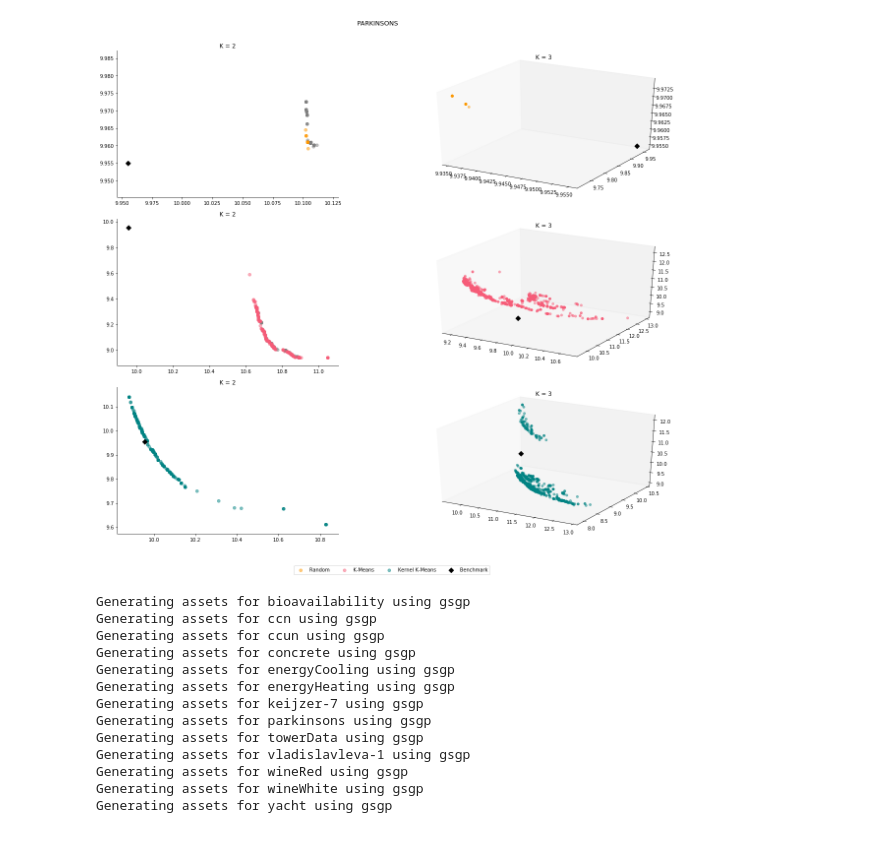
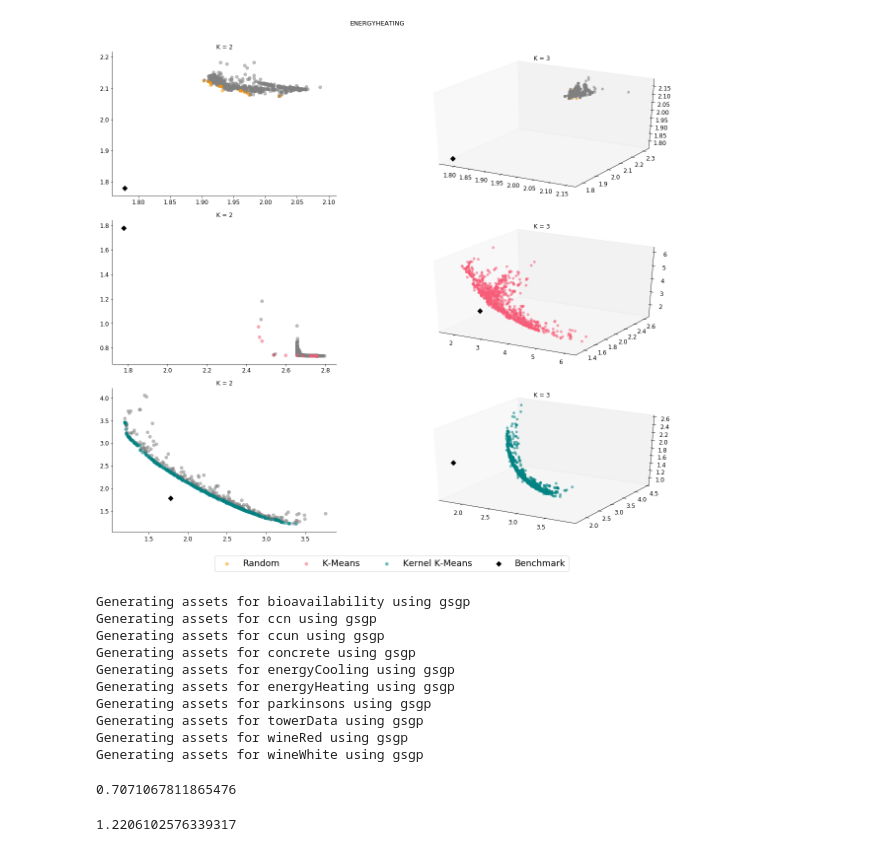
Before and after one commit to casadei/gsgp-gd, a Jupyter notebook: reports/journal - charts.ipynb, the cells around one changed output. Cells and saved outputs as stored; diff of their text form; code cells hidden in the pictures.

```diff
--- a/reports/journal - charts.ipynb
+++ b/reports/journal - charts.ipynb
@@ -6,13 +6,13 @@ BASE_PATH = "/Volumes/externo/gsgp-mo/results/"
 OUTPUT_PATH = "/Volumes/externo/assets"
 STRATEGIES = ['random', 'kmeans', 'kernel']
 STRATEGIES_TITLES = ['Random', 'K-Means', 'Kernel K-Means']
+STRATEGIES_STYLES = ['-.', ':', '--']
 K = range(2, 6)
 #COLORS = ["#3F5D7D", "green", "orange"]
 COLORS = ["#5F6CAF", "#FFB677", "#F0134D"]
 STRATEGY_COLORS = ["#FE9801", "#F65C78", "#018383"]
 DATASETS = ['bioavailability', 'ccn', 'ccun', 'concrete', 'energyCooling', 'energyHeating',
-            'keijzer-7', 'parkinsons', 'towerData', 'vladislavleva-1', 'wineRed', 'wineWhite',
-            'yacht']
+            'parkinsons', 'towerData', 'wineRed', 'wineWhite']
 
 def plot(dataset, benchmark, y_values, y_errors):
     f, ax = plt.subplots(1,3, sharey=True, figsize=(15,5))
@@ -192,6 +232,18 @@ def load_fronts(evol, dataset, strategy, k):
     return outputs
 
 def plot_fronts(evol, dataset, execution = 5):
+    SMALL_SIZE = 12
+    MEDIUM_SIZE = 18
+    BIGGER_SIZE = 22
+
+    plt.rc('font', size=SMALL_SIZE)          # controls default text sizes
+    plt.rc('axes', titlesize=SMALL_SIZE)     # fontsize of the axes title
+    plt.rc('axes', labelsize=MEDIUM_SIZE)    # fontsize of the x and y labels
+    plt.rc('xtick', labelsize=SMALL_SIZE)    # fontsize of the tick labels
+    plt.rc('ytick', labelsize=SMALL_SIZE)    # fontsize of the tick labels
+    plt.rc('legend', fontsize=MEDIUM_SIZE)    # legend fontsize
+    plt.rc('figure', titlesize=BIGGER_SIZE)
+
     f, ax = plt.subplots(3,2, figsize=(16,16), gridspec_kw={'width_ratios': [0.8, 1.2]})
     f.suptitle(dataset.upper(), fontsize=13)
     f.subplots_adjust(top=0.9, bottom=0.2)
@@ -222,35 +274,35 @@ def plot_fronts(evol, dataset, execution = 5):
             individuals = []
 
             for front in dominated:
                 for ind in front:
                     individuals.append(ind)
 
             individuals = list(zip(*individuals))
 
             if len(nondominated) == 2:
                 ax[row, col].set_title("K = %s" % k, {"fontsize": 12})
                 if len(individuals) > 0:
                     ax[row, col].scatter(individuals[0], individuals[1], color="gray", alpha=0.5)
                 ax[row, col].scatter(nondominated[0],nondominated[1], color=STRATEGY_COLORS[row], alpha=0.5, label=STRATEGIES_TITLES[row])
                 ax[row, col].scatter(benchmarks[0], benchmarks[1], color='black', marker='D', s=50, label="Benchmark")
             if len(nondominated) == 3:
                 if len(individuals) > 0:
                     ax[row, col].scatter(individuals[0], individuals[1], individuals[2], color="gray", alpha=0.5)
                 ax[row, col].scatter(nondominated[0],nondominated[1], nondominated[2], color=STRATEGY_COLORS[row], alpha=0.5, label=STRATEGIES_TITLES[row])
                 ax[row, col].scatter(benchmarks[0], benchmarks[1], benchmarks[2], color='black', marker='D', s=50, label="Benchmark")
 
     h1, l1 = ax[0,0].get_legend_handles_labels()
     h2, l2 = ax[1,0].get_legend_handles_labels()
     h3, l3 = ax[2,0].get_legend_handles_labels()
     f.legend([h1[0], h2[0]] + h3, [l1[0], l2[0]] + l3, loc='lower center', ncol=5, labelspacing=0. )
     f.tight_layout(rect=[0, 0.05, 1.05, 0.95])
 
     return f
 
-plot_fronts("gp", "parkinsons")
+plot_fronts("gsgp", "energyHeating")
 plt.show()
 # %% [output]
-[figure, old version]
+[figure, new version]
 # %%
 for mode in ['gsgp']:
     for dataset in DATASETS:
@@ -263,8 +315,8 @@ for mode in ['gsgp']:
         plt.savefig("%s/non_dominated_%s_%s.pdf" % (OUTPUT_PATH, mode, dataset))
         plt.close()
 
-        plot_fronts(mode, dataset)
-        plt.savefig("%s/front_sample_%s_%s.pdf" % (OUTPUT_PATH, mode, dataset))
+        f = plot_fronts(mode, dataset)
+        f.savefig("%s/front_sample_%s_%s.pdf" % (OUTPUT_PATH, mode, dataset), bbox_inches='tight', pad_inches=0.5)
         plt.close()
 # %% [output]
 Generating assets for bioavailability using gsgp
@@ -273,10 +325,7 @@ Generating assets for ccun using gsgp
 Generating assets for concrete using gsgp
 Generating assets for energyCooling using gsgp
 Generating assets for energyHeating using gsgp
-Generating assets for keijzer-7 using gsgp
 Generating assets for parkinsons using gsgp
 Generating assets for towerData using gsgp
-Generating assets for vladislavleva-1 using gsgp
 Generating assets for wineRed using gsgp
 Generating assets for wineWhite using gsgp
-Generating assets for yacht using gsgp
@@ -282,0 +334,8 @@ Generating assets for yacht using gsgp
+# %%
+np.sqrt(np.mean(a))
+# %% [output]
+0.7071067811865476
+# %%
+np.sum(np.sqrt(a / 3))
+# %% [output]
+1.2206102576339317
```
Also changed, not shown: parts of 4 cells of this notebook, 6 other files.
